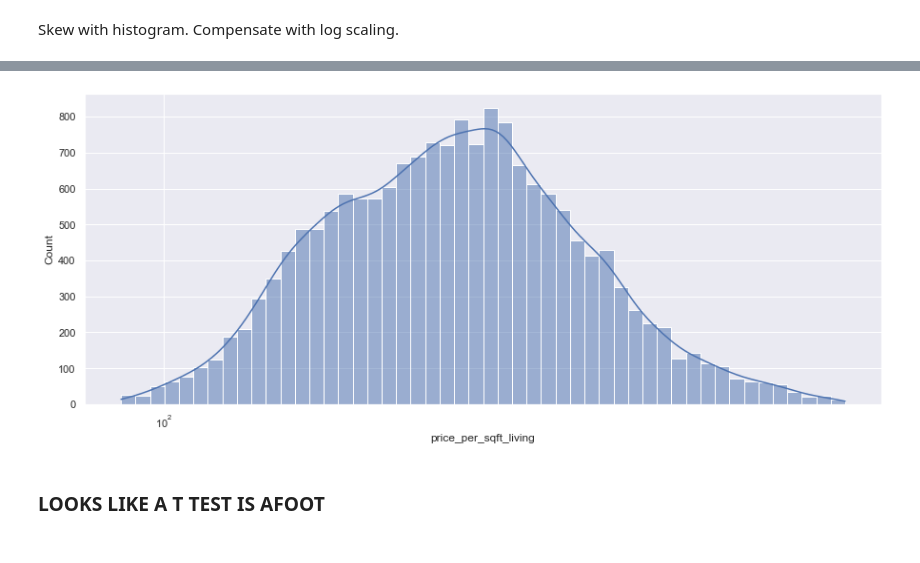
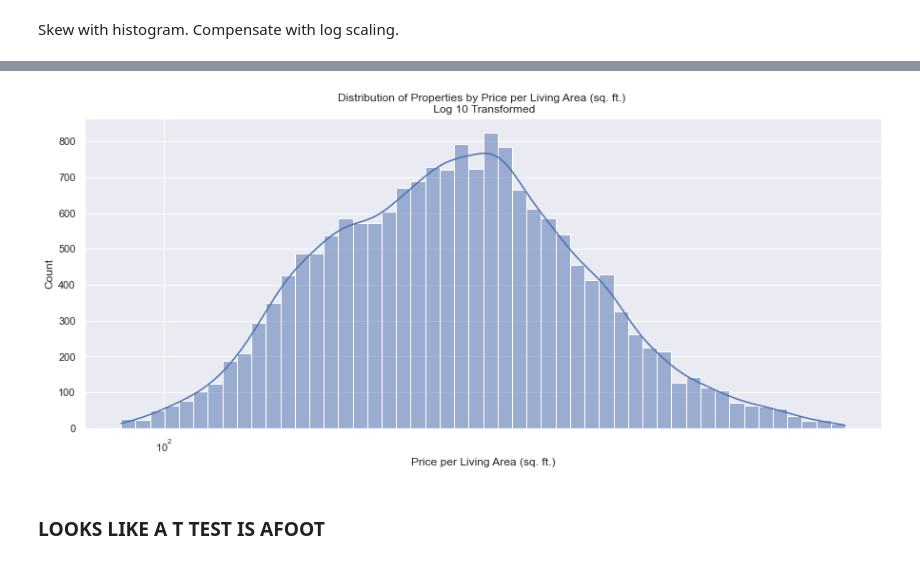
Before and after one commit to mike-flanagan/king_county_property_values_analysis_predictive_model, a Jupyter notebook: King_County_CRISP-DM-EDA.ipynb, the cells around one changed output, grey strips where cells are left out. Saved outputs shown, nothing was run; the diff lists cells and outputs as text; code cells hidden in the pictures.

```diff
--- a/King_County_CRISP-DM-EDA.ipynb
+++ b/King_County_CRISP-DM-EDA.ipynb
@@ -1278,11 +1516,13 @@ sns.histplot(df.price_per_sqft_living,
 # %%
 fig, ax = plt.subplots(figsize=(15,6))
+ax.set_title('Distribution of Properties by Price per Living Area (sq. ft.) \n Log 10 Transformed')
+ax.set_xlabel('Price per Living Area (sq. ft.)')
 sns.histplot(df.price_per_sqft_living,
              bins=50,
              kde=True,
              log_scale=10,
              ax=ax);
 # %% [output]
-[figure, old version]
+[figure, new version]
 # %% [markdown]
 ### LOOKS LIKE A T TEST IS AFOOT
```
Also changed, not shown: parts of 85 cells of this notebook, 16 other files.
